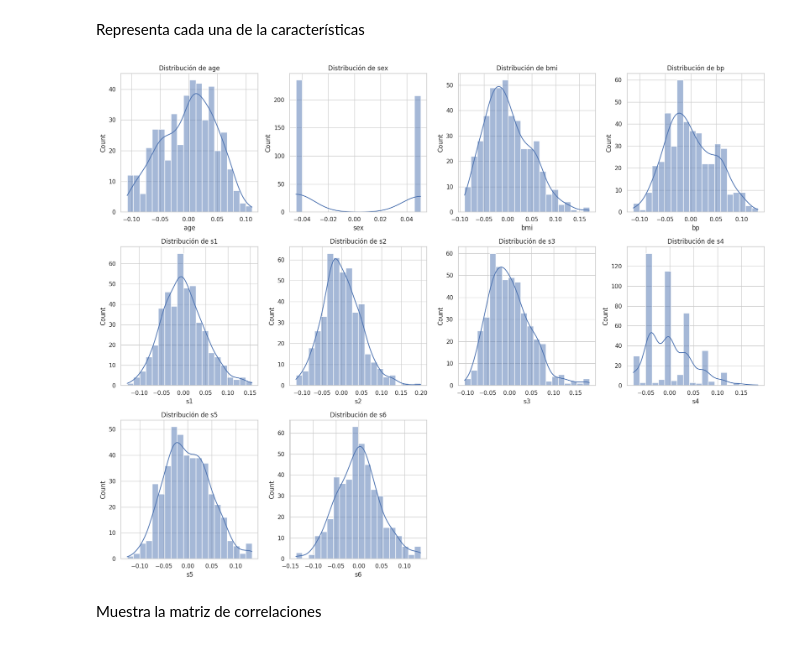
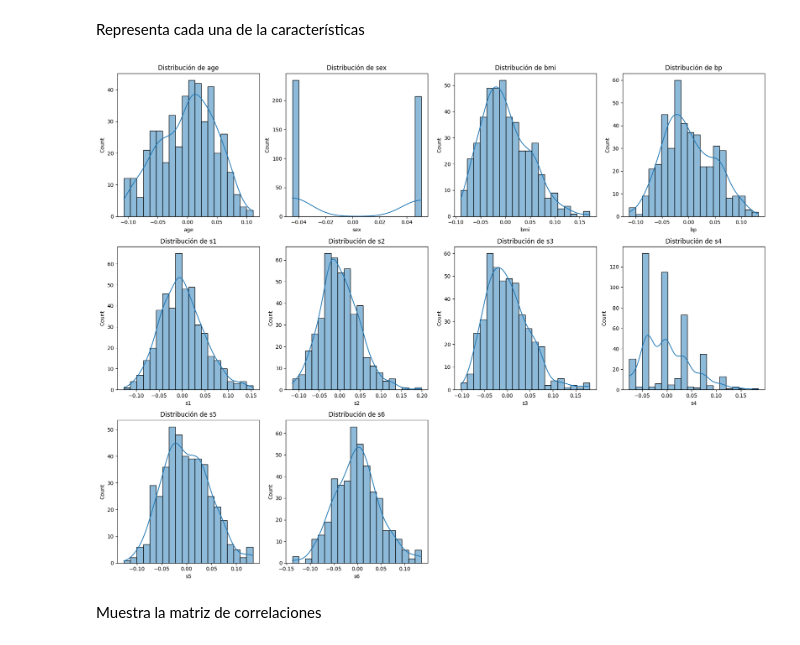
Before and after one commit to Guifora/IABD, a Jupyter notebook: IA/Regresion/2_11Ejercicios.ipynb, the cells around one changed output. Drawn from its saved outputs; the diff is of its cells as text; code cells hidden in the pictures.

```diff
--- a/IA/Regresion/2_11Ejercicios.ipynb
+++ b/IA/Regresion/2_11Ejercicios.ipynb
@@ -100,23 +173,22 @@ df.describe()
 # %% [markdown]
 Representa cada una de la características
 # %%
-sns.set(style="whitegrid")
 plt.figure(figsize=(18, 14))
 
 # Crear una lista con los nombres de las características
 features = X
 
 # Graficar cada una de las características en un subplot
 for i, feature in enumerate(features, 1):
     plt.subplot(3, 4, i)  # Organiza los gráficos en una cuadrícula 3x4
     sns.histplot(df[feature], kde=True, bins=20)
     plt.title(f'Distribución de {feature}')
 
 # Ajustar el layout
 plt.tight_layout()
 plt.show()
 # %% [output]
-[figure, old version]
+[figure, new version]
 # %% [markdown]
 Muestra la matriz de correlaciones
 # %%
```
Also changed, not shown: parts of 18 cells of this notebook, 2 other files.
